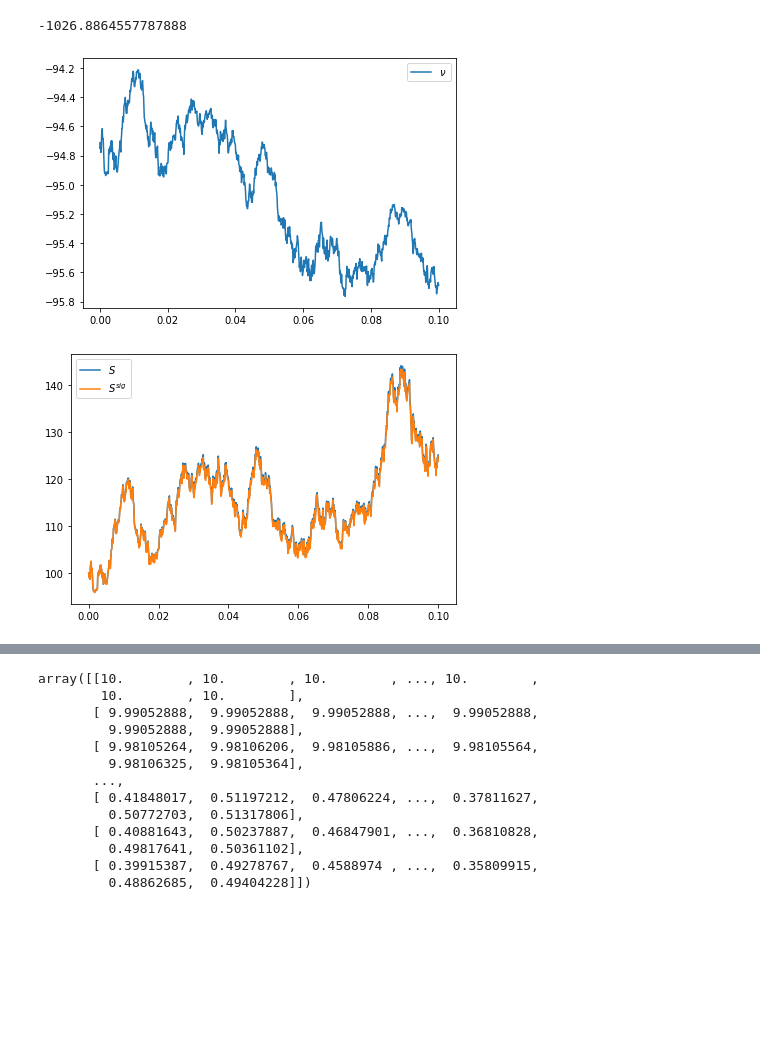
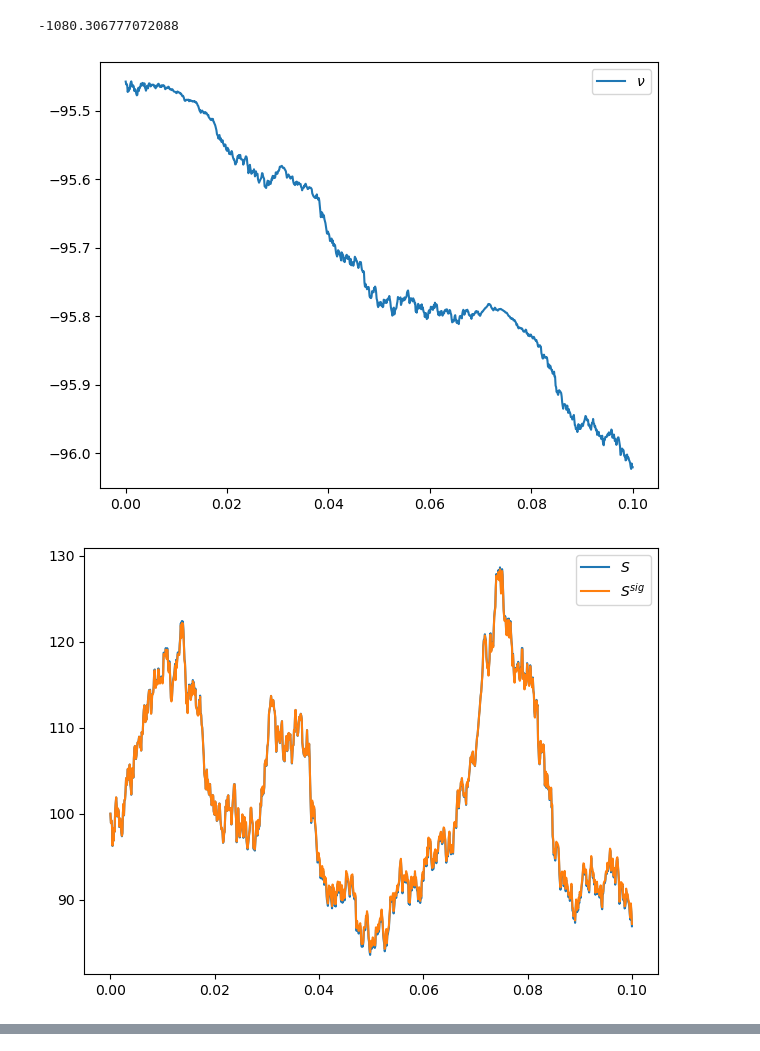
Before and after one commit to muhammadalifaqsha/optimal-control-with-signatures, a Jupyter notebook: notebooks/alif-playground-problem2.ipynb, the cells around one changed output, grey strips where cells are left out. Cells and saved outputs as stored; diff of their text form; code cells hidden in the pictures; blank space fills up the shorter version.

```diff
--- a/notebooks/alif-playground-problem2.ipynb
+++ b/notebooks/alif-playground-problem2.ipynb
@@ -16,7 +18,7 @@ import pickle
 # %%
 sigma_s = 1e-1
 b1 = 1e-3
-b3 = 1e-2
+b3 = 0
 sigma2 = 1
 
 params = {'b0': 1, 'b1': b1, 'b2': 1, 'b3': b3,
@@ -34,23 +36,23 @@ with open('W_sig_1.pkl', 'rb') as f:
     W_sig = pickle.load(f)
     f.close()
 
-with open('F_optimised_problem2.pkl', 'rb') as f:
-    F = pickle.load(f)
-    f.close()
+# with open('F_optimised_problem2.pkl', 'rb') as f:
+#     F = pickle.load(f)
+#     f.close()
 
 #env = problem2.environment(**params)
 optimiser_1 = optimiser_problem2.Optimiser(env, W_sig, order = order)
-F = ta.sig_to_tensor(F, optimiser_1.dim, optimiser_1.order)
-optimiser_1.F = F
+# F = ta.sig_to_tensor(F, optimiser_1.dim, optimiser_1.order)
+# optimiser_1.F = F
 # %%
 np.random.seed(456)
 trunc_lev = 4
 trunc_lev_1 = 4
-n_epochs = 100
-lr = 10
+n_epochs = 2
+lr = 5
 
-# optimiser_1.train_sgd(n_epochs, lr = lr, trunc_lev_s = trunc_lev, method='SGD')
+optimiser_1.train_sgd(n_epochs, lr = lr, trunc_lev_s = trunc_lev, method='SGD')
 
-# F = optimiser_1.F
+F = optimiser_1.F
 
 strag_sig = problem2.sig_strag_dot(F, order = order)
@@ -87,7 +94,7 @@ Sig: 1085.1461155311304
 # %%
 optimiser_1.value_fn(F.flatten(), trunc_lev_s = trunc_lev)
 # %% [output]
--1026.8864557787888
+-1080.306777072088
 # %%
 # f_s_sig = problem1.sig_strag_dot_1(f_s, order = trunc_lev)
 # f_alpha_sig = problem1.sig_strag_dot_1(f_alpha, order = trunc_lev_1)
@@ -112,28 +128,53 @@ for it in range(env.Nt+1):
     #S_sig[it,:] = strag_sig(env,it)
 # %%
-nsim = 9
+nsim = 0
+
+LF = optimiser_1.LF
+p_perf = optimiser_1.p_perf
+
+f_s_sig = problem2.sig_strag_dot_2(LF, order = trunc_lev)
+f_perf_crit = problem2.sig_strag_dot_2(p_perf, order = order)
+
+S_sig = np.zeros((env.Nt+1,))
+perf_hist = np.zeros((env.Nt+1,))
+
+W_sig = np.zeros(((env.dim**(order+1) - env.dim)//(env.dim - 1),))
+
+S_sig[0] = f_s_sig(env,W_sig,dim,0)
+perf_hist[0] = f_perf_crit(env,W_sig,dim,0)
+
+# S_sig = f_s_sig(env)
+# alpha_hat_sig = f_alpha_sig(env)
+# perf_hist = f_perf_crit(env)
+
+for it in range(1,env.Nt+1):
+    path_increment = np.array([env.timesteps[it]-env.timesteps[it-1], env.W[it,nsim]-env.W[it-1,nsim]])
+    W_sig[:] = iisignature.sigjoin(W_sig[:], path_increment, order)
+    S_sig[it] = f_s_sig(env,W_sig,dim,it)
+    perf_hist[it] = f_perf_crit(env,W_sig,dim,it)
+    #S_sig[it,:] = strag_sig(env,it)
 
 plt.plot(env.timesteps, env.nu[:,nsim], label=r'$\nu$')
 plt.legend()
 plt.tight_layout()
 plt.show()
 
 plt.plot(env.timesteps, env.S[:,nsim], label=r'$S$')
-plt.plot(env.timesteps, S_sig[:,nsim], label=r'$S^{sig}$')
+plt.plot(env.timesteps, S_sig[:], label=r'$S^{sig}$')
 plt.legend()
 plt.tight_layout()
 plt.show()
 
 plt.plot(env.timesteps[:], env.run_crit[:,nsim], label=r'Perf crit')
-plt.plot(env.timesteps[:], perf_hist[:,nsim], label=r'Perf crit (sig)')
+plt.plot(env.timesteps[:], perf_hist[:], label=r'Perf crit (sig)')
 plt.legend()
 plt.tight_layout()
 plt.show()
 
 plt.plot(env.timesteps[:], env.Q[:,nsim], label=r'Inventory')
 plt.legend()
 plt.tight_layout()
 plt.show()
 # %% [output]
-[figure, old version]
+[figure, new version]
-[figure, old version]
+[figure, new version]
@@ -142,16 +182,0 @@ plt.show()
-# %%
-env.Q
-# %% [output]
-array([[10.        , 10.        , 10.        , ..., 10.        ,
-        10.        , 10.        ],
-       [ 9.99052888,  9.99052888,  9.99052888, ...,  9.99052888,
-         9.99052888,  9.99052888],
-       [ 9.98105264,  9.98106206,  9.98105886, ...,  9.98105564,
-         9.98106325,  9.98105364],
-       ...,
-       [ 0.41848017,  0.51197212,  0.47806224, ...,  0.37811627,
-         0.50772703,  0.51317806],
-       [ 0.40881643,  0.50237887,  0.46847901, ...,  0.36810828,
-         0.49817641,  0.50361102],
-       [ 0.39915387,  0.49278767,  0.4588974 , ...,  0.35809915,
-         0.48862685,  0.49404228]])
```
Also changed, not shown: parts of 7 cells of this notebook, 1 other file.
